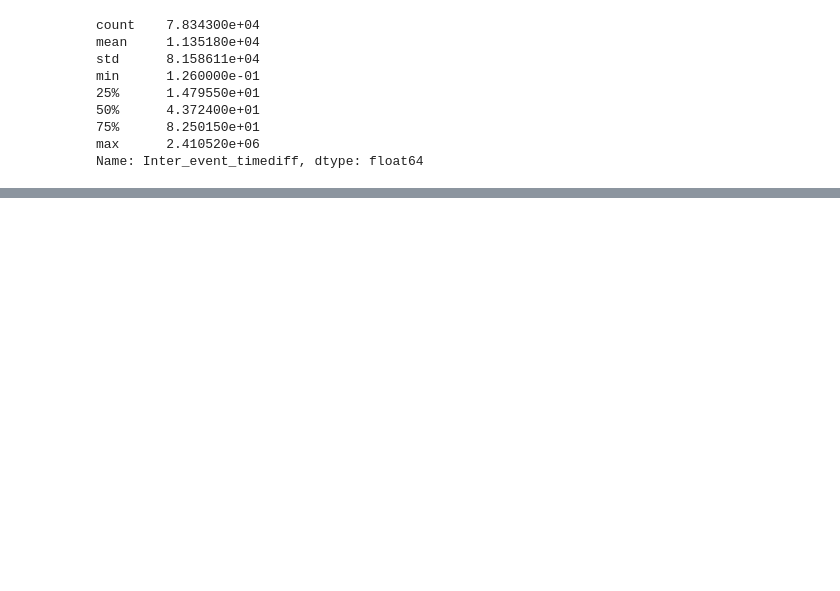
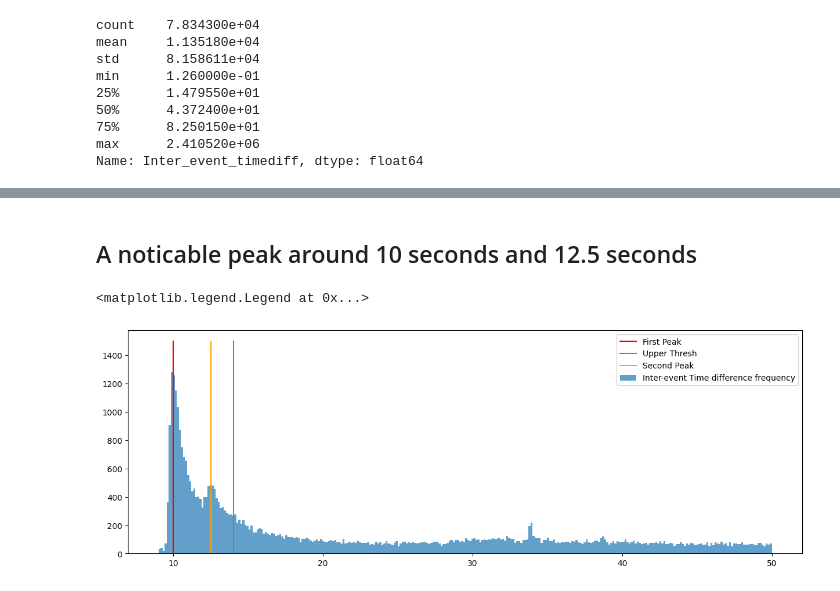
Before and after one commit to denis-james/Game-Data-Churn-Analysis, a Jupyter notebook: Analysis.ipynb, the cells around one changed output, grey strips where cells are left out. Cells and saved outputs as stored; diff of their text form; code cells hidden in the pictures; blank space fills up the shorter version.

```diff
--- a/Analysis.ipynb
+++ b/Analysis.ipynb
@@ -206,0 +190,18 @@ plt.boxplot('')
+# %% [markdown]
+## A noticable peak around 10 seconds and 12.5 seconds
+# %%
+plt.figure(figsize=(15,5))
+lina=10
+linb=12.5
+linext=14
+plt.plot(np.linspace(start=lina,stop=lina,num=2),[0,1500],color='red',label='First Peak')
+plt.plot(np.linspace(start=linext,stop=linext,num=2),[0,1500],color='grey',label='Upper Thresh')
+
+
+plt.plot(np.linspace(start=linb,stop=linb,num=2),[9,1500],color='orange',label='Second Peak')
+plt.hist(InterEventTimeDifferences,range=(9,50),bins=300,alpha=.7,label='Inter-event Time difference frequency');
+plt.legend()
+# plt.hist(InterEventTimeDifferences,range=(30,40),bins=300,alpha=.7)
+# %% [output]
+<matplotlib.legend.Legend at 0x...>
+[figure, added]
```
Also changed, not shown: parts of 16 cells of this notebook.
